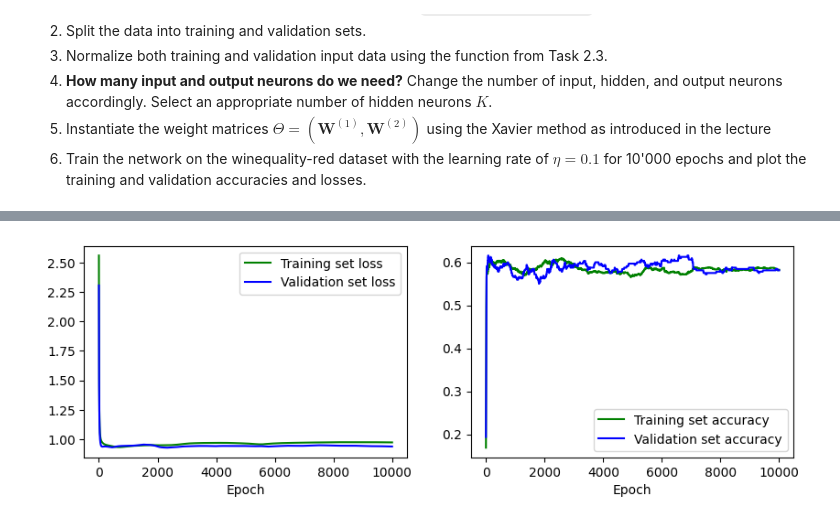
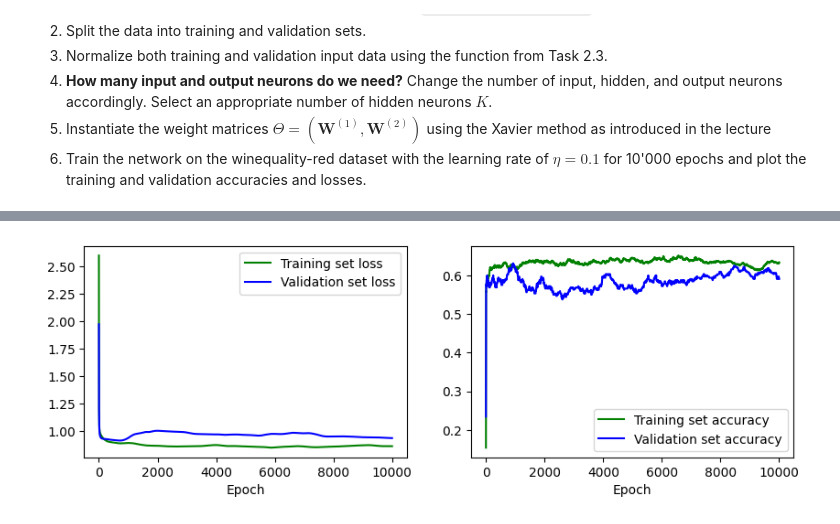
Before and after one commit to tlex-web/deep-learning-exercises, a Jupyter notebook: 02/DL-Assignment02.ipynb, the cells around one changed output, grey strips where cells are left out. Saved outputs shown, nothing was run; the diff lists cells and outputs as text; code cells hidden in the pictures.

```diff
--- a/02/DL-Assignment02.ipynb
+++ b/02/DL-Assignment02.ipynb
@@ -623,10 +623,10 @@ X, T = dataset("winequality-red.csv", ";")
 X_train, T_train, X_val, T_val = split_training_data(X, T)
 
 # normalize input data
-#X_train, X_val = (X_train - X_train.mean(axis=0)) / X_train.std(axis=0), (X_val - X_val.mean(axis=0)) / X_val.std(axis=0)
+# X_train, X_val = (X_train - X_train.mean(axis=0)) / X_train.std(axis=0), (X_val - X_val.mean(axis=0)) / X_val.std(axis=0)
 X_train, X_val = normalize(X_train, X_val)
 
-K = 10
+K = 50
 D = X_train.shape[0] # Use number of features (rows)
 O = 6
 
@@ -641,11 +641,11 @@ Theta = [W1, W2]
 
 # train network on our data
 train_loss, train_acc, val_loss, val_acc = train(
-    X_train, T_train, X_val, T_val, Theta, loss_type="cce")
+    X_train, T_train, X_val, T_val, Theta, loss_type="cce", learning_rate=0.1, epochs=10000)
 
 print(f"Train loss: {train_loss[-1]}")
+print(f"Train accuracy: {train_acc[-1]}")
 print(f"Validation loss: {val_loss[-1]}")
-print(f"Train accuracy: {train_acc[-1]}")
 print(f"Validation accuracy: {val_acc[-1]}")
 
 # plot the results
@@ -659 +659 @@ Validation accuracy: 0.58125
-[figure, old version]
+[figure, new version]
```
Also changed, not shown: parts of 2 cells of this notebook.
